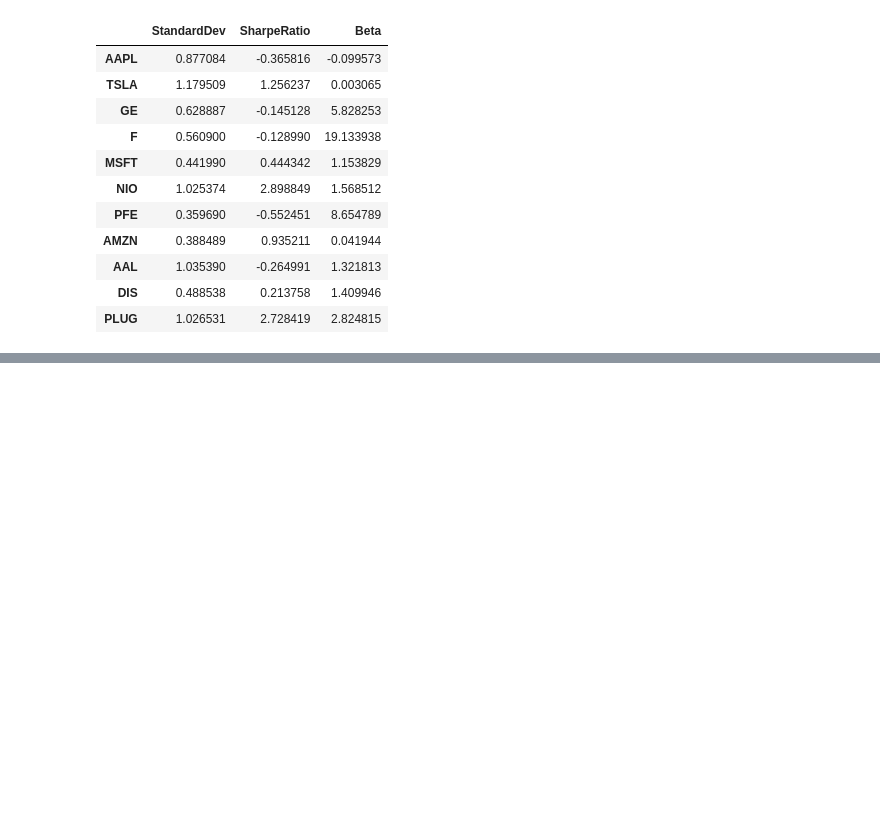
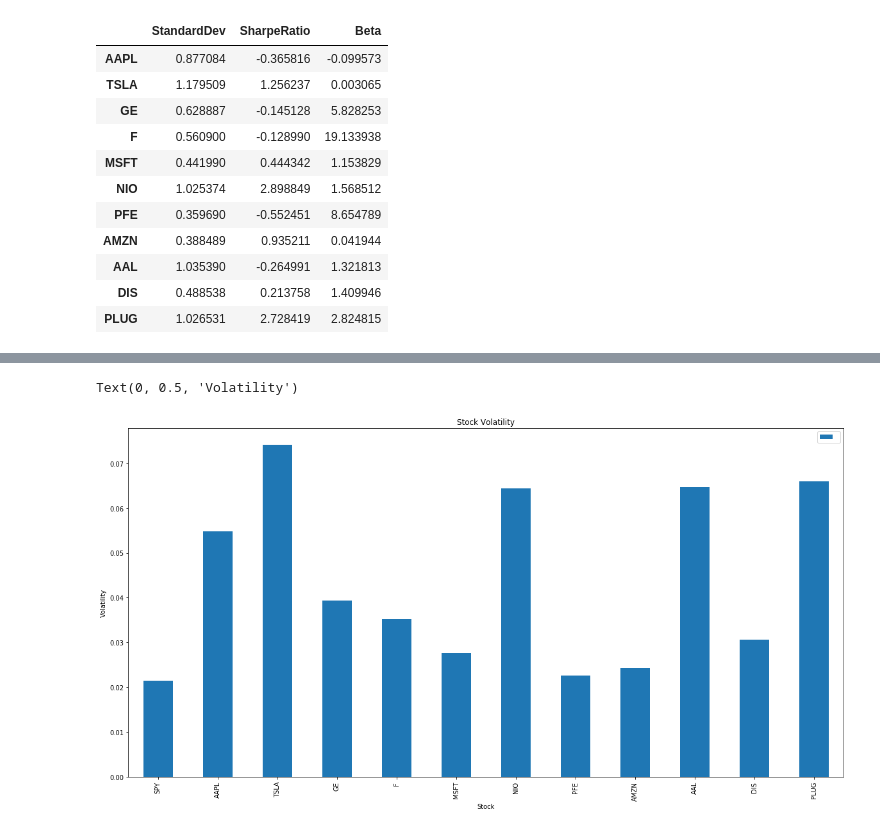
Before and after one commit to jtmcginley123/project-two, a Jupyter notebook: Jorge/sharpe_ratio.ipynb, the cells around one changed output, grey strips where cells are left out. Cells and saved outputs as stored; diff of their text form; code cells hidden in the pictures; blank space fills up the shorter version.

Commit message:
graphs

```diff
--- a/Jorge/sharpe_ratio.ipynb
+++ b/Jorge/sharpe_ratio.ipynb
@@ -320,0 +442,5 @@ df_sharpe_std_beta
+# %%
+def volatility(dataframe):
+    dataframe1 = dataframe["volatility"].tail(1)
+    dataframe = pd.DataFrame(dataframe1)
+    return dataframe
@@ -320,0 +490,6 @@ df_sharpe_std_beta
+# %%
+volatility_df = pd.concat([spy_volatility, aapl_volatility, tsla_volatility, ge_volatility, f_volatility, msft_volatility, nio_volatility, pfe_volatility, amzn_volatility, aal_volatility, dis_volatility, plug_volatility], axis=1)
+
+
+
+volatility_df
@@ -320,0 +499,5 @@ df_sharpe_std_beta
+# %%
+df_vola = volatility_df.T
+# %%
+df_vola.columns = [''] * len(df_vola.columns)
+df_vola
@@ -320,0 +518,8 @@ df_sharpe_std_beta
+# %%
+df_vola.plot(kind="bar", figsize=(20,10))
+plt.title("Stock Volatility")
+plt.xlabel("Stock")
+plt.ylabel("Volatility")
+# %% [output]
+Text(0, 0.5, 'Volatility')
+[figure, added]
```
Also changed, not shown: parts of 18 cells of this notebook.
